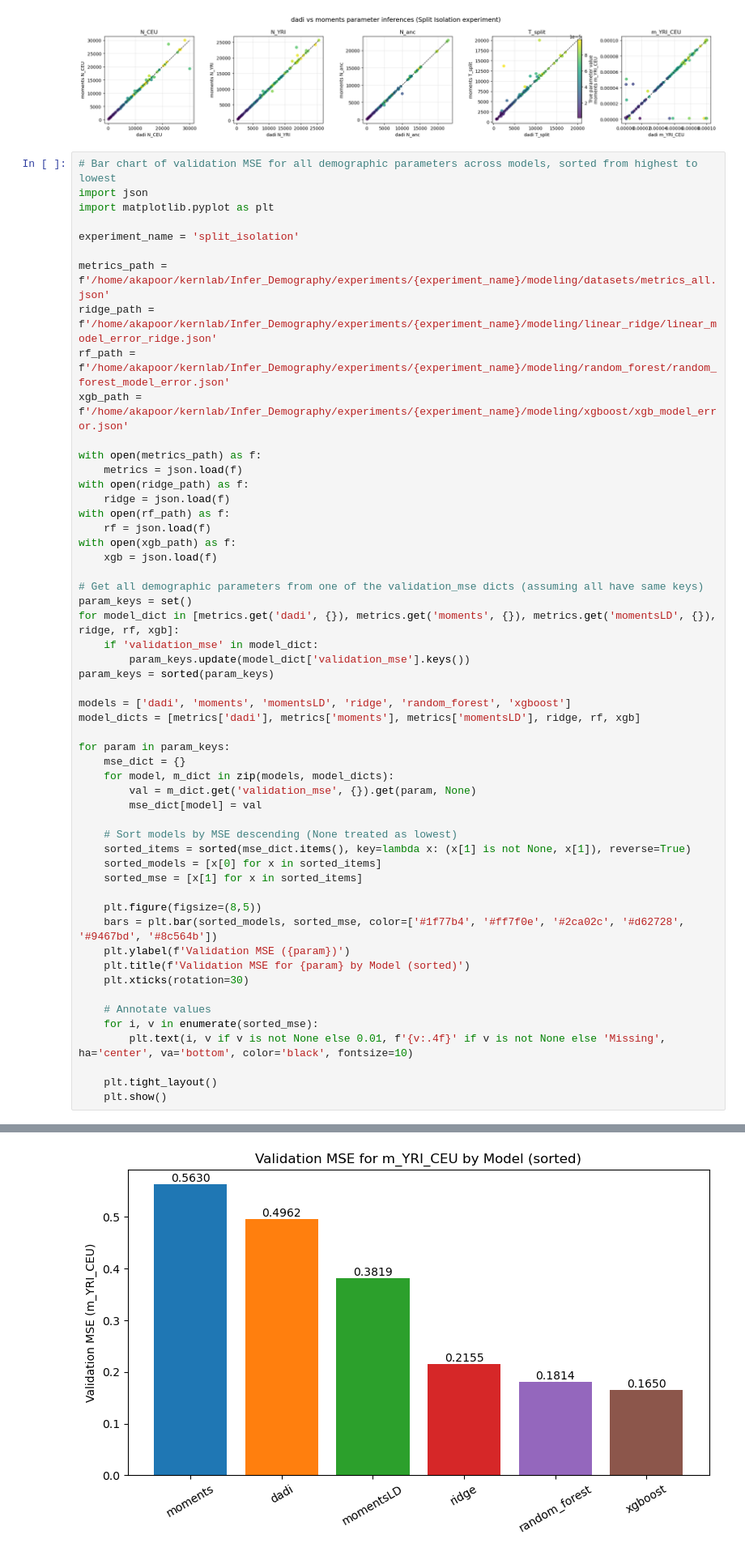
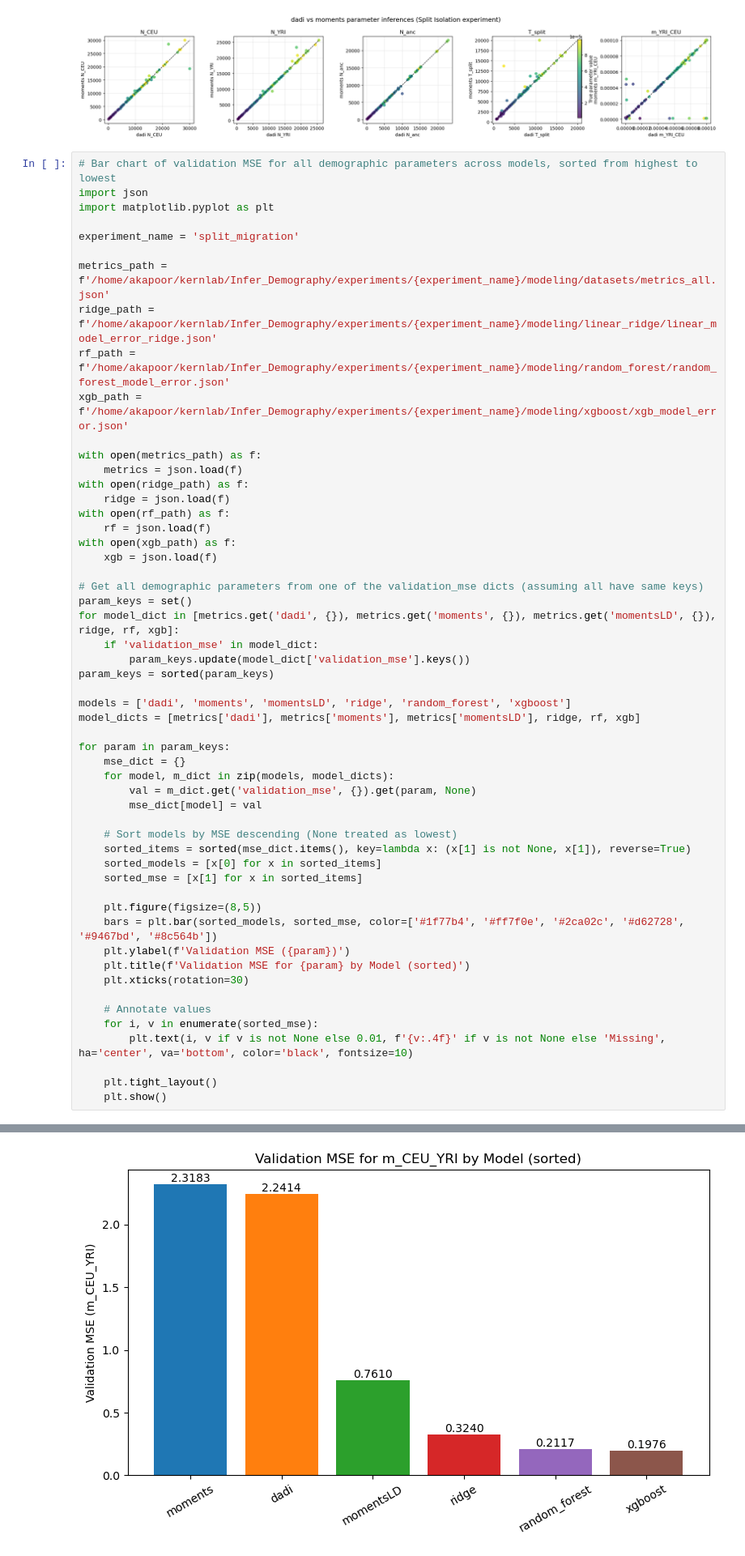
Before and after one commit to ak1376/Infer_Demography, a Jupyter notebook: notebooks/visualization.ipynb, the cells around one changed output, grey strips where cells are left out. Shown at 81% size. Drawn from its saved outputs; the diff is of its cells as text.

```diff
--- a/notebooks/visualization.ipynb
+++ b/notebooks/visualization.ipynb
@@ -625,7 +625,7 @@ Number of simulations loaded: 100
 import json
 import matplotlib.pyplot as plt
 
-experiment_name = 'split_isolation'
+experiment_name = 'split_migration'
 
 metrics_path = f'/home/akapoor/kernlab/Infer_Demography/experiments/{experiment_name}/modeling/datasets/metrics_all.json'
 ridge_path = f'/home/akapoor/kernlab/Infer_Demography/experiments/{experiment_name}/modeling/linear_ridge/linear_model_error_ridge.json'
@@ -682 +682 @@ for param in param_keys:
-[figure, old version]
+[figure, new version]
```
Also changed, not shown: parts of 2 cells of this notebook, 15 other files.
